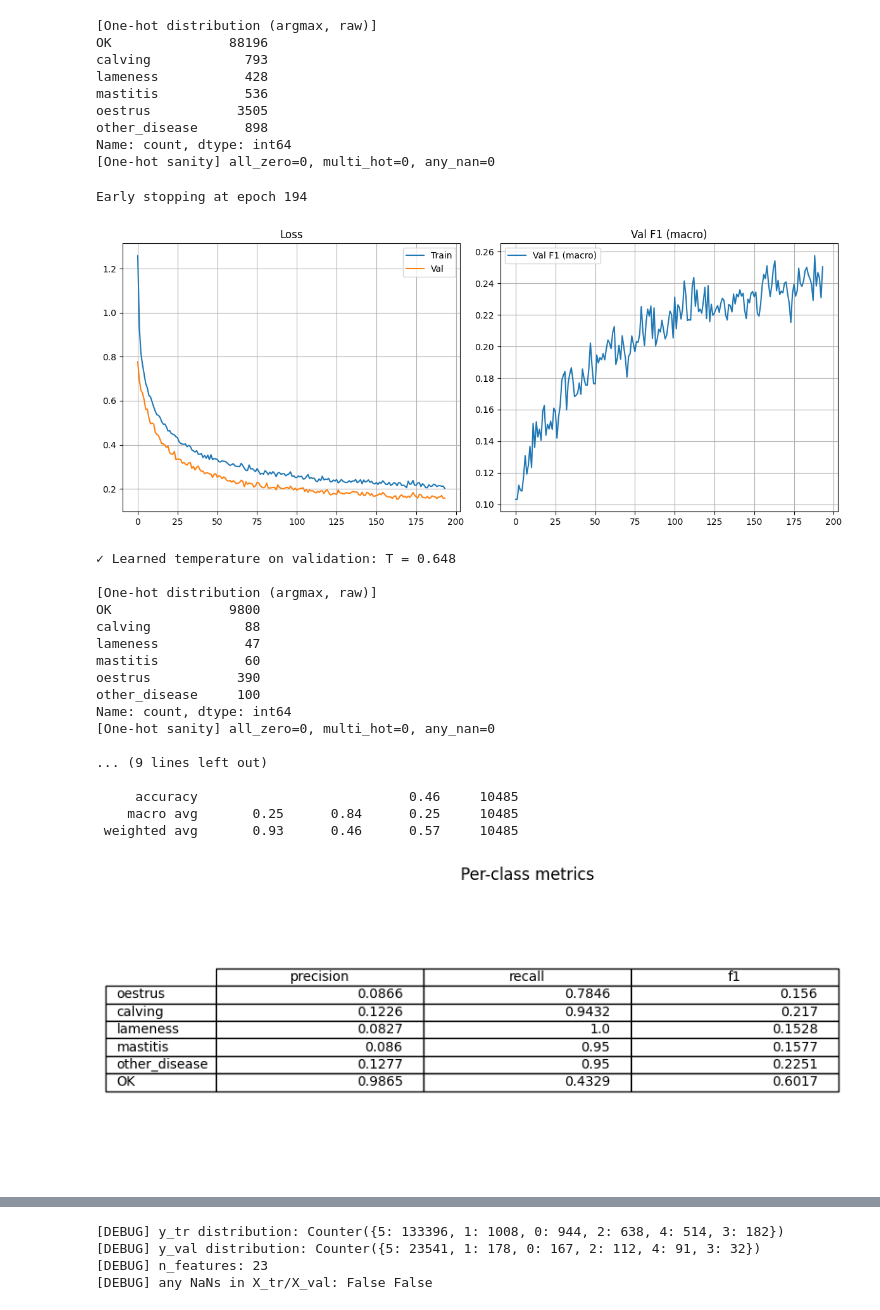
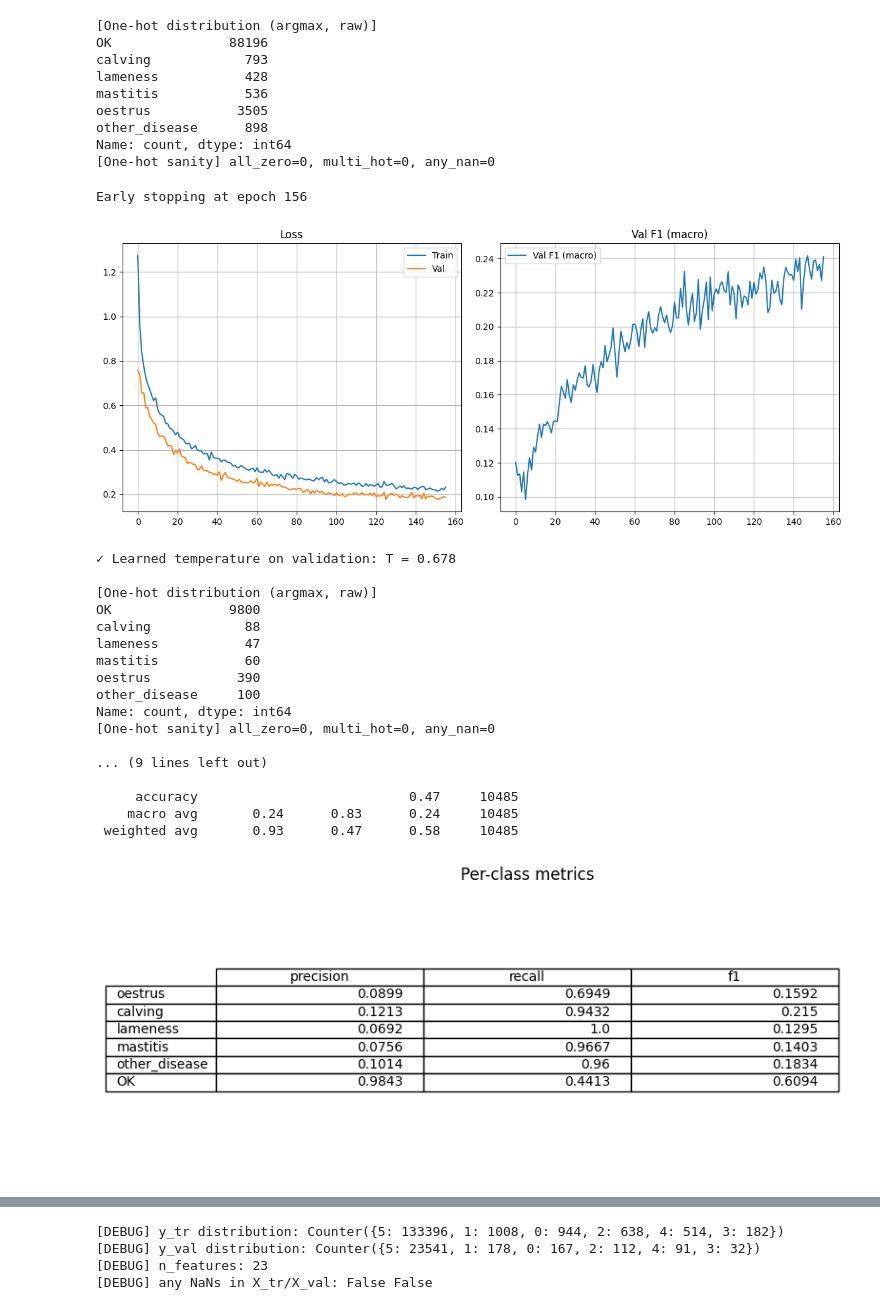
Before and after one commit to lamiabelhadj/cows_welfare_internship, a Jupyter notebook: Modeling/MLP_non_augmented/MLP_200_epochs_all_datasets.ipynb, the cells around one changed output, grey strips where cells are left out. Saved outputs shown, nothing was run; the diff lists cells and outputs as text; code cells hidden in the pictures.

```diff
--- a/Modeling/MLP_non_augmented/MLP_200_epochs_all_datasets.ipynb
+++ b/Modeling/MLP_non_augmented/MLP_200_epochs_all_datasets.ipynb
@@ -189,7 +189,7 @@ TRAINVAL_PATH = Path(r"C:/Users/lamia/Downloads/final_selected_dataset1_trainval
 HOLDOUT_PATH  = Path(r"C:/Users/lamia/Downloads/final_selected_dataset1_holdout.csv")
 
 SEED = 42
-VAL_SIZE = 0.15
+VAL_SIZE = 0.2
 
 HIDDEN_DIMS = [512, 256, 128]
 DROPOUTS    = [0.5, 0.4, 0.3]
@@ -396,7 +396,7 @@ def learn_temperature(model, val_loader, init_T=1.0, max_iter=100, lr=0.01, weig
     return temp.T
 
 # ======================= DATA & TRAIN =======================
-def split_fit_scaler(df, label_cols, drop_cols=None, val_size=0.15, random_state=42):
+def split_fit_scaler(df, label_cols, drop_cols=None, val_size=0.2 , random_state=42):
     df = df.copy()
     y, df_clean, _ = extract_labels(
         df, label_cols,
@@ -613,36 +613,36 @@ if __name__ == "__main__":
         activation=ACTIVATION,
         use_batchnorm=USE_BN,
         batch_size=BATCH_SIZE,
         lr=LR,
         weight_decay=WEIGHT_DECAY,
         epochs=EPOCHS,
         patience=PATIENCE,
         min_delta=MIN_DELTA,
         use_focal_loss=USE_FOCAL,
         learn_temp=LEARN_TEMP
     )
 
     _ = evaluate_on_holdout(
         model, scaler, df_holdout,
         label_cols=FULL_LABELS,
         drop_cols=drop_cols,
         feature_names=feature_names,
         temperature=T,
         batch_size=BATCH_SIZE
     )
 # %% [output]
 [One-hot distribution (argmax, raw)]
 OK               88196
 calving            793
 lameness           428
 mastitis           536
 oestrus           3505
 other_disease      898
 Name: count, dtype: int64
 [One-hot sanity] all_zero=0, multi_hot=0, any_nan=0
-Early stopping at epoch 194
+Early stopping at epoch 156
-[figure, old version]
+[figure, new version]
-✓ Learned temperature on validation: T = 0.648
+✓ Learned temperature on validation: T = 0.678
 
 [One-hot distribution (argmax, raw)]
 OK               9800
@@ -656,7 +656,7 @@ Name: count, dtype: int64
 
 ... (9 lines left out)
 
-     accuracy                           0.46     10485
-    macro avg       0.25      0.84      0.25     10485
- weighted avg       0.93      0.46      0.57     10485
+     accuracy                           0.47     10485
+    macro avg       0.24      0.83      0.24     10485
+ weighted avg       0.93      0.47      0.58     10485
-[figure, old version]
+[figure, new version]
```
Also changed, not shown: parts of 3 cells of this notebook.
